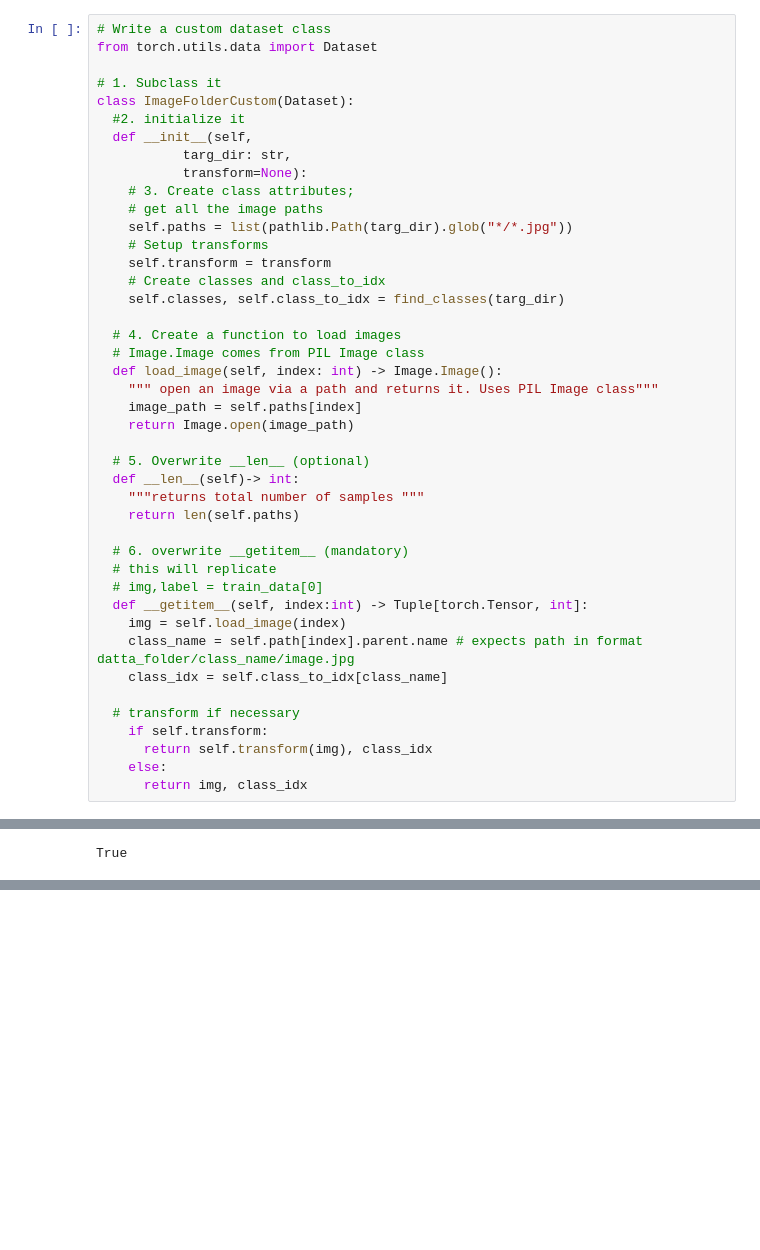
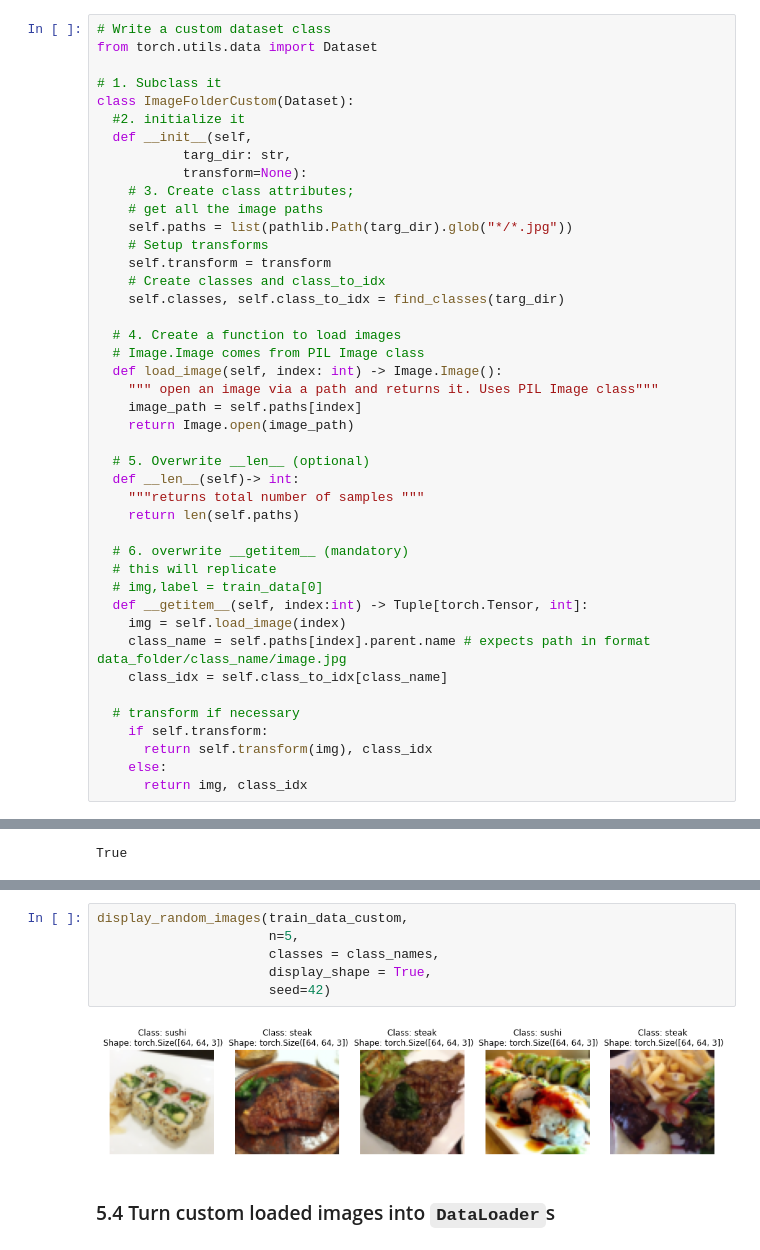
Before and after one commit to kay-squared/PyTorchLearn, a Jupyter notebook: 04_pytorch_CustomDatasets_video.ipynb, the cells around one changed output, grey strips where cells are left out. Drawn from its saved outputs; the diff is of its cells as text; blank space fills up the shorter version.

```diff
--- a/04_pytorch_CustomDatasets_video.ipynb
+++ b/04_pytorch_CustomDatasets_video.ipynb
@@ -674,7 +674,7 @@ class ImageFolderCustom(Dataset):
   # img,label = train_data[0]
   def __getitem__(self, index:int) -> Tuple[torch.Tensor, int]:
     img = self.load_image(index)
-    class_name = self.path[index].parent.name # expects path in format datta_folder/class_name/image.jpg
+    class_name = self.paths[index].parent.name # expects path in format data_folder/class_name/image.jpg
     class_idx = self.class_to_idx[class_name]
 
   # transform if necessary
@@ -715,0 +772,10 @@ True
+# %%
+display_random_images(train_data_custom,
+                      n=5,
+                      classes = class_names,
+                      display_shape = True,
+                      seed=42)
+# %% [output]
+[figure, added]
+# %% [markdown]
+### 5.4 Turn custom loaded images into `DataLoader`s
```
Also changed, not shown: parts of 15 cells of this notebook.
